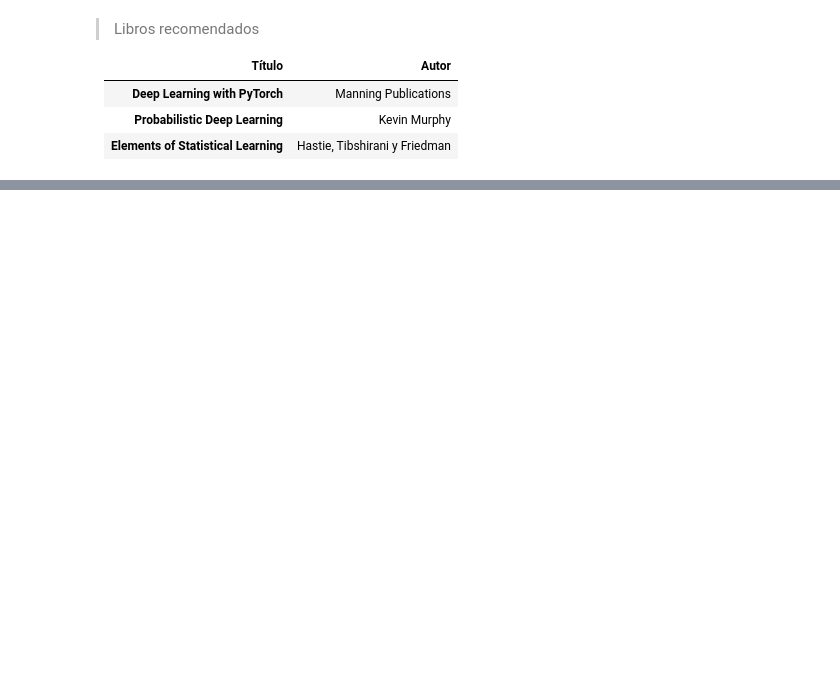
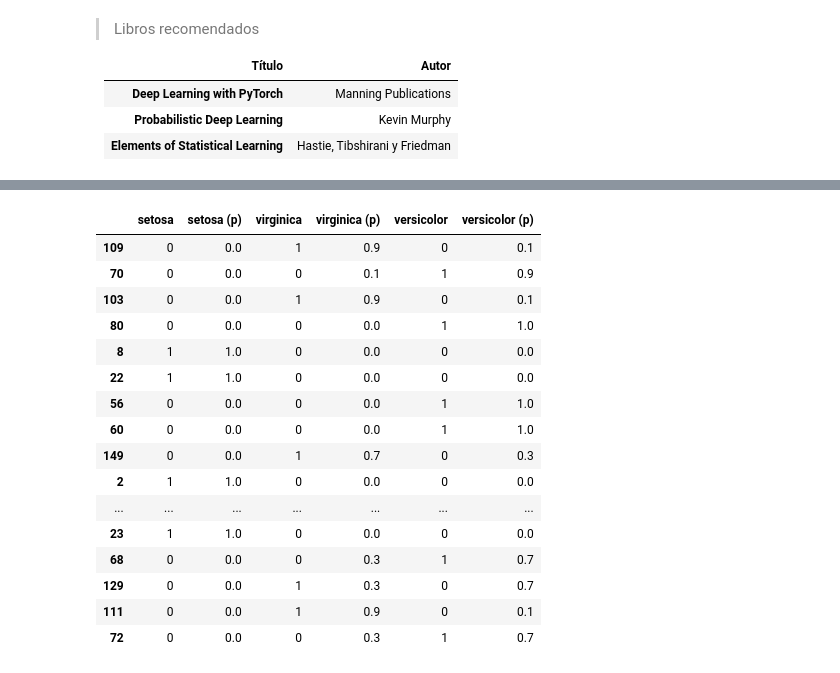
Before and after one commit to dragonnomada/mcmai-tmmii, a Jupyter notebook: Parte II/Exposición 2 - Trabajo Final/Trabajo Final.ipynb, the cells around one changed output, grey strips where cells are left out. Cells and saved outputs as stored; diff of their text form; code cells hidden in the pictures; blank space fills up the shorter version.

```diff
--- a/Parte II/Exposición 2 - Trabajo Final/Trabajo Final.ipynb
+++ b/Parte II/Exposición 2 - Trabajo Final/Trabajo Final.ipynb
@@ -163,0 +309,6 @@ Título | Autor
+# %%
+model.compile(
+    optimizer="sgd",
+    loss="categorical_crossentropy",
+    metrics=["accuracy"]
+)
@@ -163,0 +384,20 @@ Título | Autor
+# %%
+reporte2.sample(20)
+# %% [output]
+|  | setosa | setosa (p) | virginica | virginica (p) | versicolor | versicolor (p) |
+| 109 | 0 | 0.0 | 1 | 0.9 | 0 | 0.1 |
+| 70 | 0 | 0.0 | 0 | 0.1 | 1 | 0.9 |
+| 103 | 0 | 0.0 | 1 | 0.9 | 0 | 0.1 |
+| 80 | 0 | 0.0 | 0 | 0.0 | 1 | 1.0 |
+| 8 | 1 | 1.0 | 0 | 0.0 | 0 | 0.0 |
+| 22 | 1 | 1.0 | 0 | 0.0 | 0 | 0.0 |
+| 56 | 0 | 0.0 | 0 | 0.0 | 1 | 1.0 |
+| 60 | 0 | 0.0 | 0 | 0.0 | 1 | 1.0 |
+| 149 | 0 | 0.0 | 1 | 0.7 | 0 | 0.3 |
+| 2 | 1 | 1.0 | 0 | 0.0 | 0 | 0.0 |
+| ... | ... | ... | ... | ... | ... | ... |
+| 23 | 1 | 1.0 | 0 | 0.0 | 0 | 0.0 |
+| 68 | 0 | 0.0 | 0 | 0.3 | 1 | 0.7 |
+| 129 | 0 | 0.0 | 1 | 0.3 | 0 | 0.7 |
+| 111 | 0 | 0.0 | 1 | 0.9 | 0 | 0.1 |
+| 72 | 0 | 0.0 | 0 | 0.3 | 1 | 0.7 |
```
Also changed, not shown: parts of 24 cells of this notebook, 2 other files.
